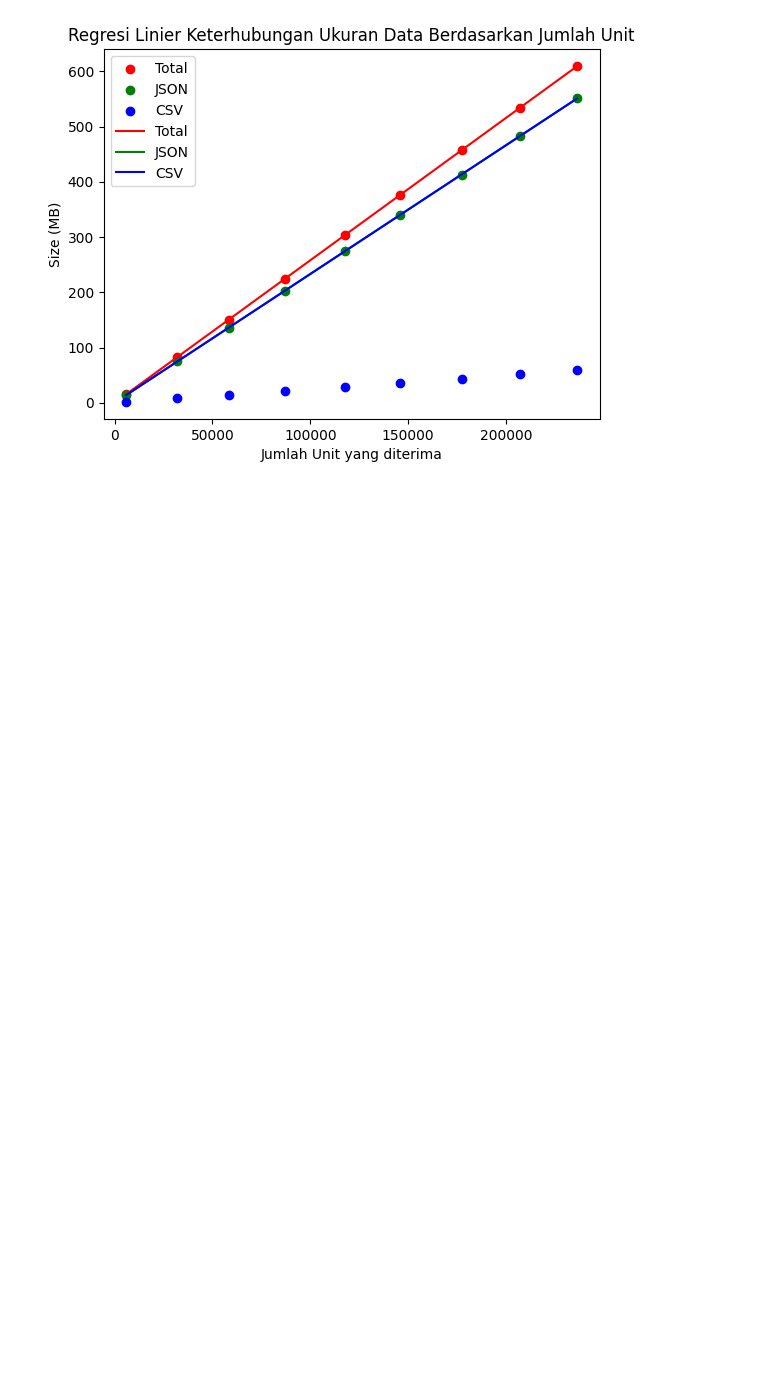
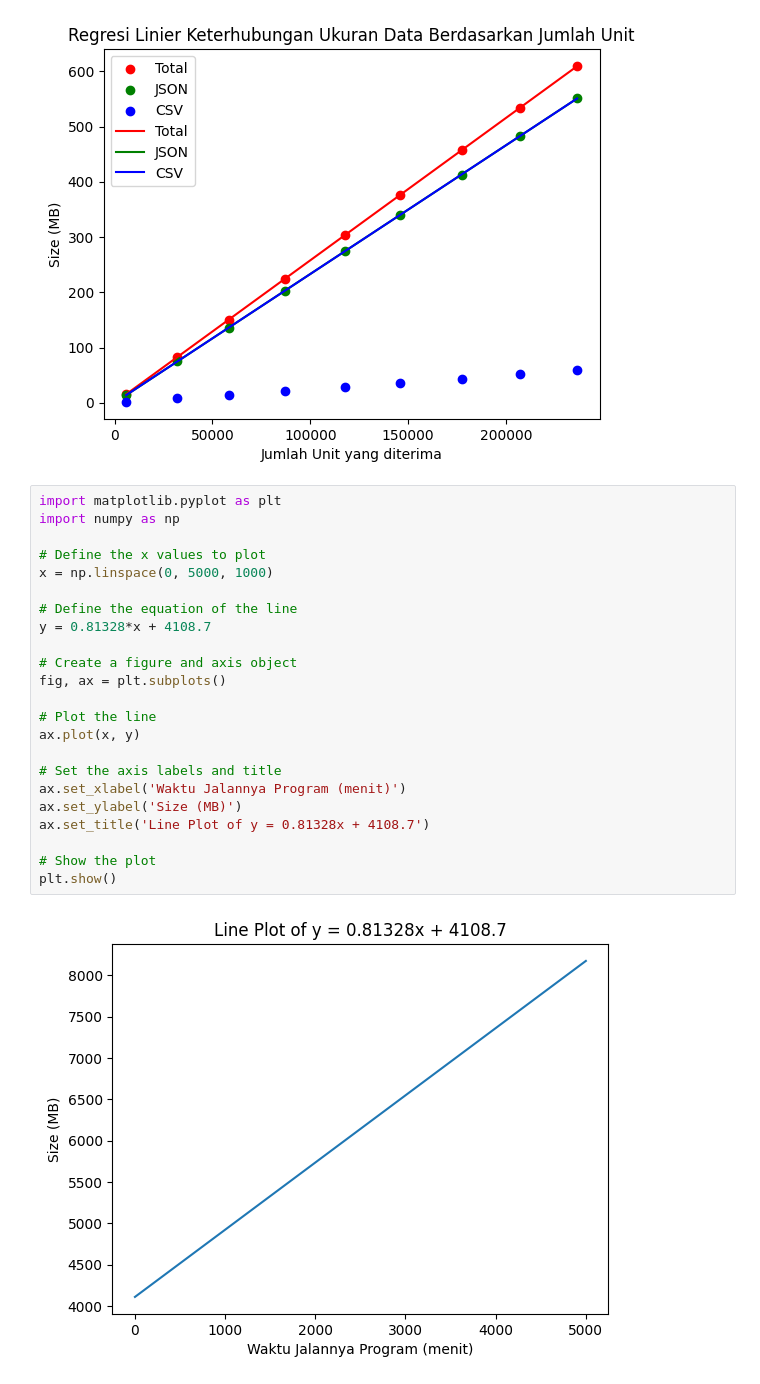
Before and after one commit to thefathan/RedditCrawler, a Jupyter notebook: src/dataprocess.ipynb, the cells around one changed output. Cells and saved outputs as stored; diff of their text form; blank space fills up the shorter version.

```diff
--- a/src/dataprocess.ipynb
+++ b/src/dataprocess.ipynb
@@ -211,3 +211,28 @@ Regression Formula (Total): y = 0.0026x + 0.0502
 Regression Formula (JSON): y = 0.0023x + -0.0414
 Regression Formula (CSV): y = 0.0002x + 0.0916
 [figure]
+# %%
+import matplotlib.pyplot as plt
+import numpy as np
+
+# Define the x values to plot
+x = np.linspace(0, 5000, 1000)
+
+# Define the equation of the line
+y = 0.81328*x + 4108.7
+
+# Create a figure and axis object
+fig, ax = plt.subplots()
+
+# Plot the line
+ax.plot(x, y)
+
+# Set the axis labels and title
+ax.set_xlabel('Waktu Jalannya Program (menit)')
+ax.set_ylabel('Size (MB)')
+ax.set_title('Line Plot of y = 0.81328x + 4108.7')
+
+# Show the plot
+plt.show()
+# %% [output]
+[figure, added]
```
